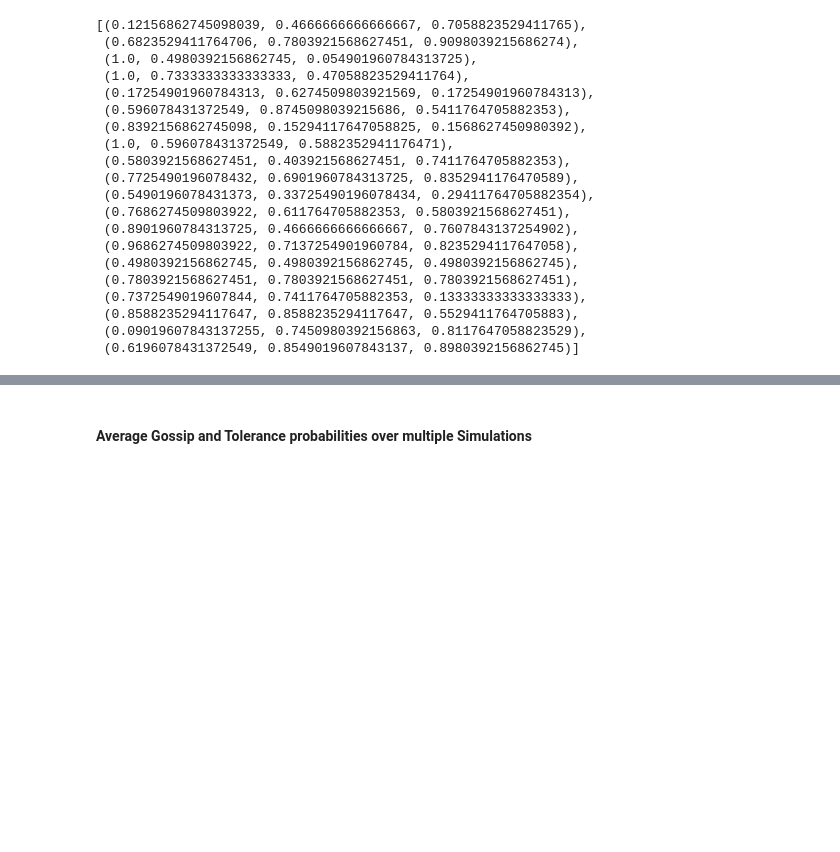
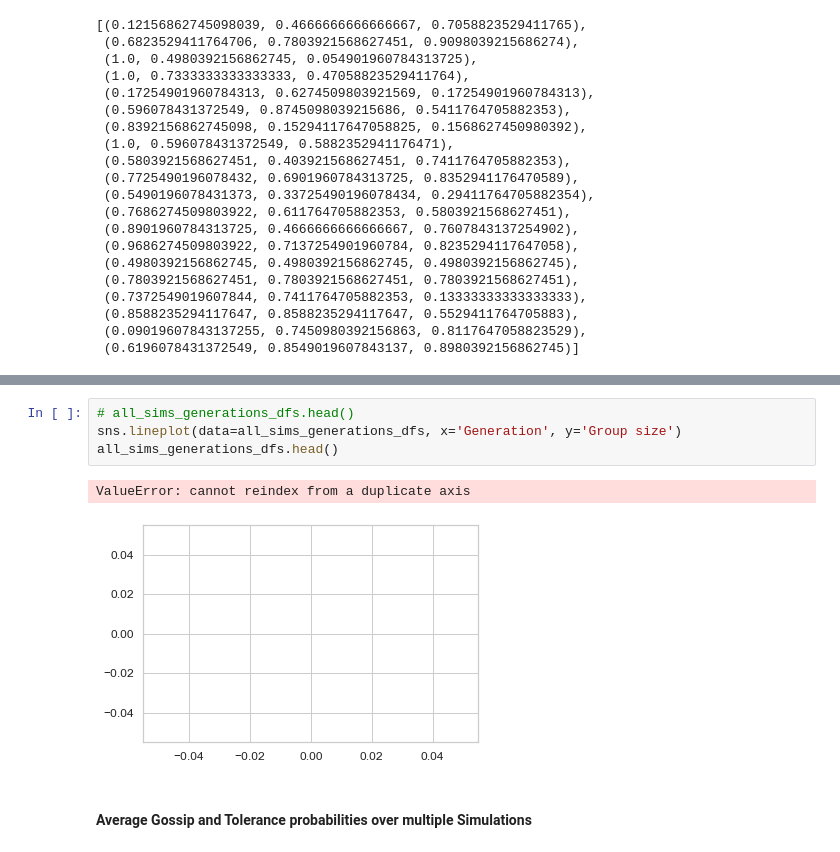
Before and after one commit to tomkouwenhoven/Master-Thesis, a Jupyter notebook: Sim_V2/gridsearch-plot.ipynb, the cells around one changed output, grey strips where cells are left out. Cells and saved outputs as stored; diff of their text form; blank space fills up the shorter version.

```diff
--- a/Sim_V2/gridsearch-plot.ipynb
+++ b/Sim_V2/gridsearch-plot.ipynb
@@ -244,3 +249,10 @@ plt.savefig(os.path.join(new_plot_path, "last_gen_avg_groupsize_and_per_group.pn
+# %%
+# all_sims_generations_dfs.head()
+sns.lineplot(data=all_sims_generations_dfs, x='Generation', y='Group size')
+all_sims_generations_dfs.head()
+# %% [output]
+ValueError: cannot reindex from a duplicate axis
+[figure, added]
 # %% [markdown]
 #### Average Gossip and Tolerance probabilities over multiple Simulations
 # %%
```
Also changed, not shown: parts of 12 cells of this notebook, 1 other file.
